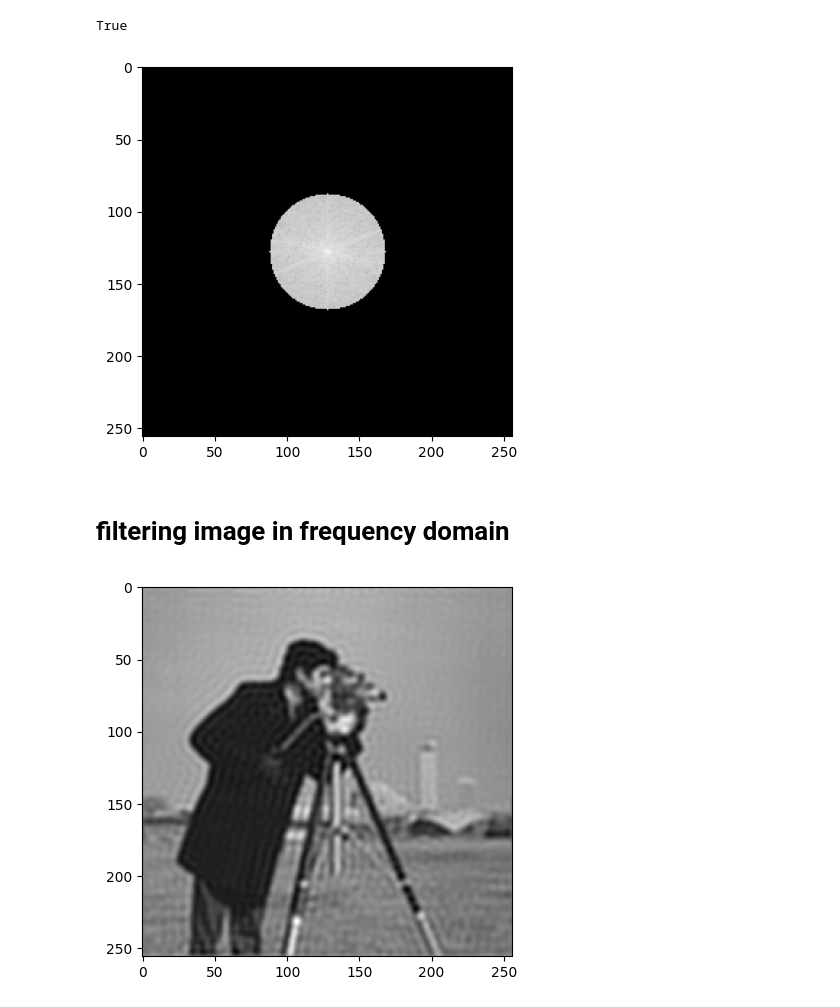
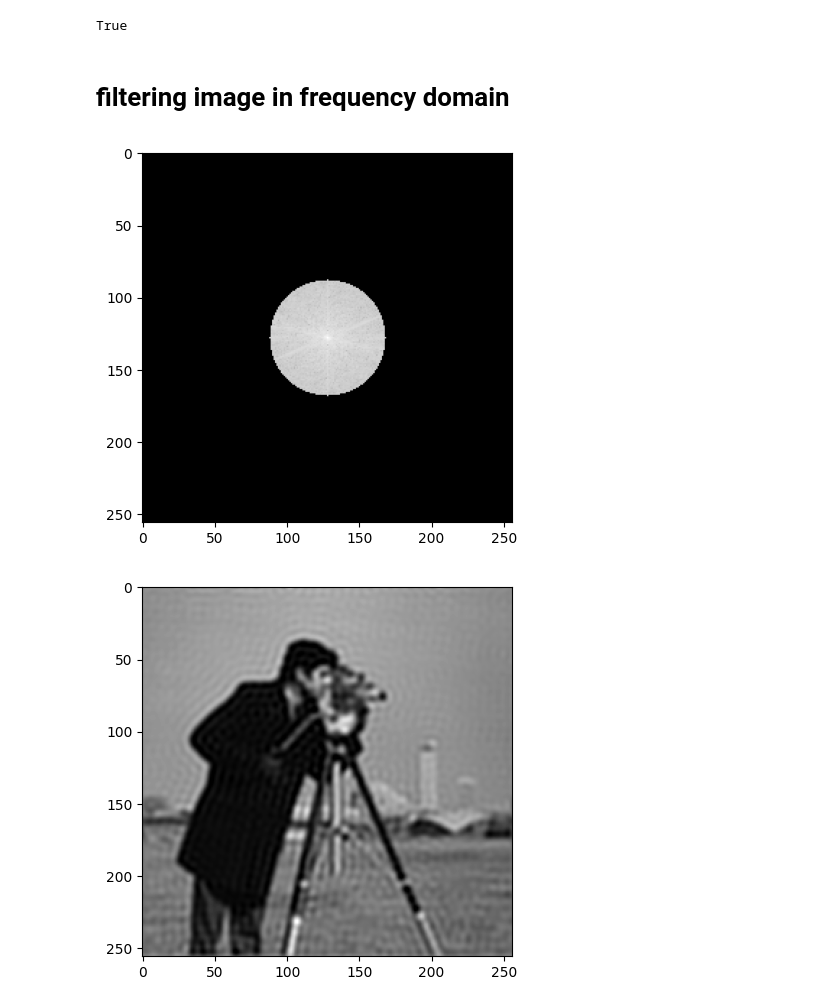
Before and after one commit to sphrk/array_indexing_examples_in_python, a Jupyter notebook: S07_image_filtering_in_freq_domain.ipynb, the cells around one changed output. Saved outputs shown, nothing was run; the diff lists cells and outputs as text; code cells hidden in the pictures.

```diff
--- a/S07_image_filtering_in_freq_domain.ipynb
+++ b/S07_image_filtering_in_freq_domain.ipynb
@@ -100,15 +98,15 @@ plt.title('Band Stop Filter'); plt.show()
 # cv2.imwrite('./images/results/7-2_bsf.png', bsf * 255)
 # %% [output]
 True
-# %%
-IMG_2 = IMG * lpf
-IMG_2_mag = 20. * np.log(np.abs(IMG_2) + 1e-7)
-
-plt.imshow(IMG_2_mag, cmap='gray')
-plt.show()
-# %% [output]
-[figure, removed]
 # %% [markdown]
 # filtering image in frequency domain
+# %%
+IMG_2 = IMG * lpf
+IMG_2_mag = 20. * np.log(np.abs(IMG_2) + 1e-8)
+
+plt.imshow(IMG_2_mag, cmap='gray')
+plt.show()
+# %% [output]
+[figure, added]
 # %%
 IMG_2 = IMG * lpf
```
Also changed, not shown: parts of 6 cells of this notebook.
